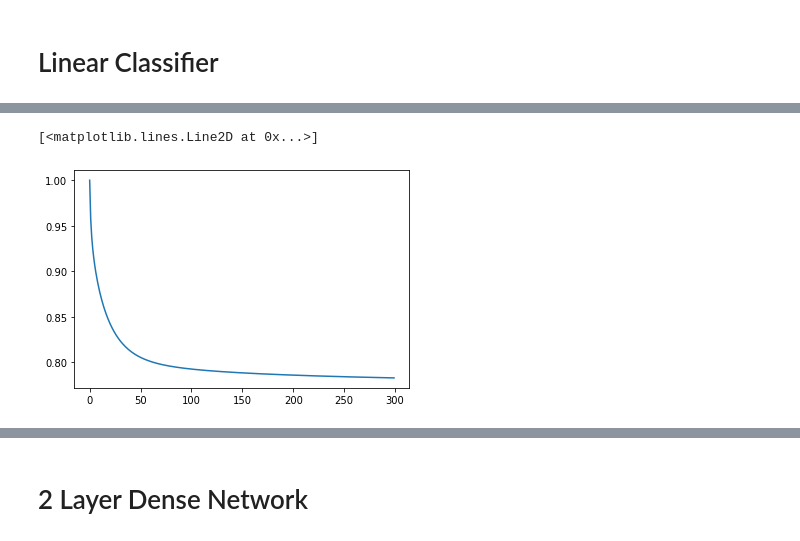
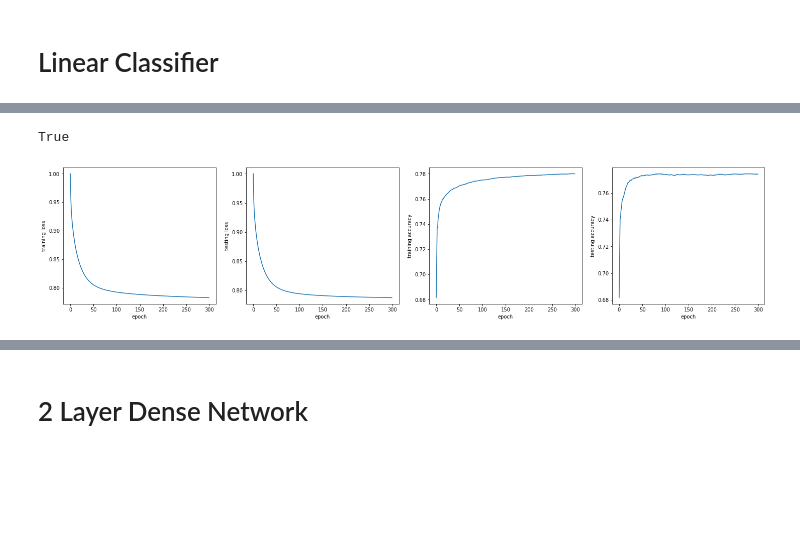
Before and after one commit to OshanJayawardana/Classification-Model-Comparison-CIFAR-10, a Jupyter notebook: A04_180437U.ipynb, the cells around one changed output, grey strips where cells are left out. Drawn from its saved outputs; the diff is of its cells as text; code cells hidden in the pictures; blank space fills up the shorter version.

Commit message:
metrics plotting function added

```diff
--- a/A04_180437U.ipynb
+++ b/A04_180437U.ipynb
@@ -49,55 +58,66 @@ y_test: (10000, 10)
 # %% [markdown]
 # Linear Classifier
 # %%
+# Defining linear Classifier function
+
 def linclas(x_train,y_train,x_test,y_test,K,Din,lr,lr_decay,reg):
-    Ntr = x_train.shape[0]
-    Nte = x_test.shape[0]
+    Ntr = x_train.shape[0] # Number of training data
+    Nte = x_test.shape[0] # Number of testing data
 
     loss_history = []
+    loss_history_test = []
     train_acc_history = []
     val_acc_history = []
     seed = 0
     rng = np.random.default_rng(seed=seed)
 
+    # Initializing weight and bias arrays
     std=1e-5
     w1 = std*np.random.randn(Din, K)
     b1 = np.zeros(K)
 
     for t in range(iterations):
+        # shuffling the training data set to randomize the training process.To prevent overfitting
         indices = np.arange(Ntr)
         rng.shuffle(indices)
         x=x_train[indices]
         y=y_train[indices]
 
-        #forward pass
+        # forward pass
         y_pred=x.dot(w1)+b1
         y_pred_test=x_test.dot(w1)+b1
+
+        # calculating loss
         train_loss=regloss(y_pred,y,w1)
         test_loss=regloss(y_pred_test,y_test,w1)
-        #loss=(1/batch_size)*np.sum(np.square(y_train-y_pred),axis=0)+reg*np.sum(w1*w1)
         loss_history.append(train_loss)
+        loss_history_test.append(test_loss)
 
+        # calculating accuracy
         train_acc=accuracy(y_pred,y)
         train_acc_history.append(train_acc)
+
         test_acc=accuracy(y_pred_test,y_test)
         val_acc_history.append(test_acc)
 
         if t%10 == 0:
-            print('epoch %d/%d: MSloss= %f-- ,test loss= %f--,train accracy= %f--, test accracy= %f' % (t,iterations,train_loss,test_loss,train_acc,test_acc))
+            print('epoch %d/%d: loss= %f-- ,test loss= %f--,train accracy= %f--, test accracy= %f' % (t,iterations,train_loss,test_loss,train_acc,test_acc))
 
         # Backward pass
         dy_pred=(1./batch_size)*2.0*(y_pred-y)
         dw1=x.T.dot(dy_pred)+reg*w1
         db1=dy_pred.sum(axis=0)
+
+        # updating parameters
         w1-=lr*dw1
         b1-=lr*db1
         lr*=lr_decay
-    return w1,b1,loss_history,train_acc_history,val_acc_history
+    return w1,b1,loss_history,loss_history_test,train_acc_history,val_acc_history
 # %%
 batch_size = Ntr
 iterations = 300
 lr = 1.4e-2
 lr_decay= 0.999
 reg = 5e-6 #lamda
-w1,b1,loss_history,train_acc_history,val_acc_history=linclas(x_train,y_train,x_test,y_test,K,Din,lr,lr_decay,reg)
+w1,b1,loss_history,loss_history_test,train_acc_history,val_acc_history=linclas(x_train,y_train,x_test,y_test,K,Din,lr,lr_decay,reg)
 # %% [output]
@@ -121,7 +141,18 @@ epoch 290/300: MSloss= 0.783117-- ,test loss= 0.787730--,train accracy= 0.779962
-# %%
-x_axis=np.arange(len(loss_history))
-plt.plot(x_axis,loss_history)
-# %% [output]
-[<matplotlib.lines.Line2D at 0x...>]
-[figure, removed]
+# %%
+def graphs(loss_history,loss_history_test,train_acc_history,val_acc_history,name):
+    lists=[loss_history,loss_history_test,train_acc_history,val_acc_history]
+    titiles=["training loss","testing loss","training accuracy","testing accuracy"]
+    fig,ax=plt.subplots(1,4,figsize=(25,5))
+    for i in range(len(lists)):
+        ax[i].plot(lists[i])
+        ax[i].set_ylabel(titiles[i])
+        ax[i].set_xlabel("epoch")
+        ax[i].plot()
+    fig.savefig(fname="metrics_"+name+".png",transparent=True)
+    return True
+# %%
+graphs(loss_history,loss_history_test,train_acc_history,val_acc_history,"linear classifier")
+# %% [output]
+True
+[figure, added]
 # %%
```
Also changed, not shown: parts of 8 cells of this notebook, 1 other file.
